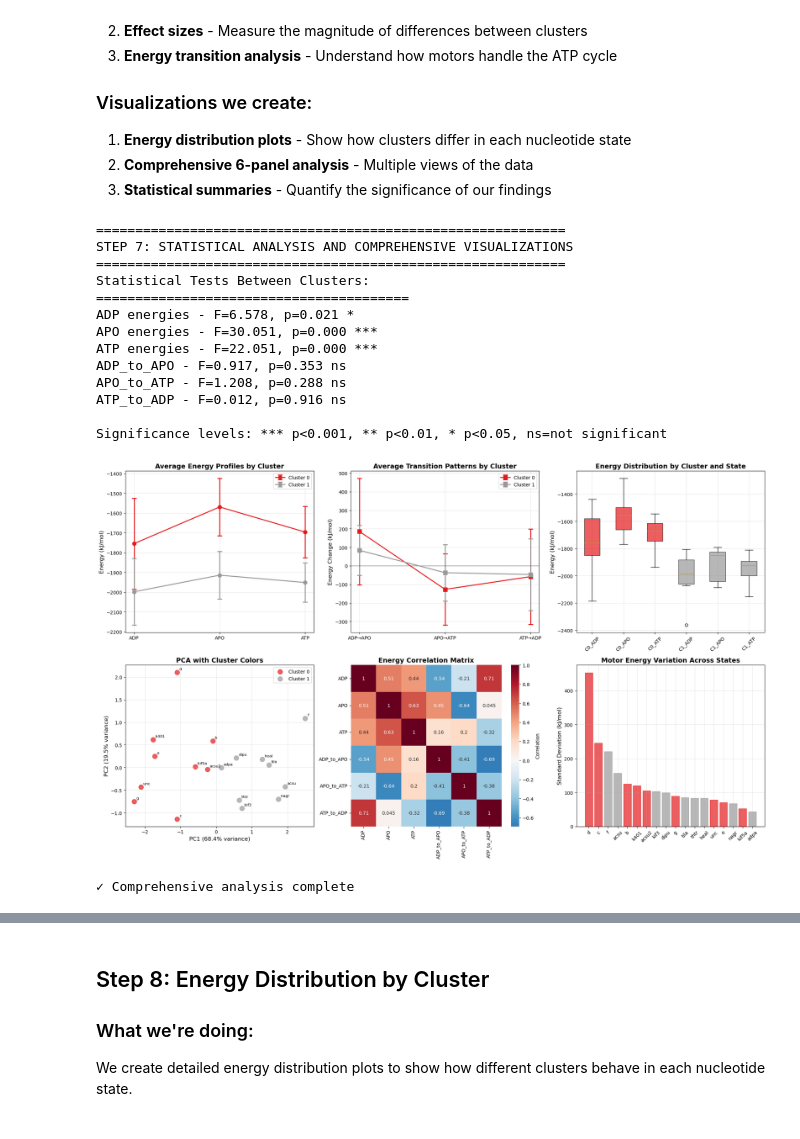
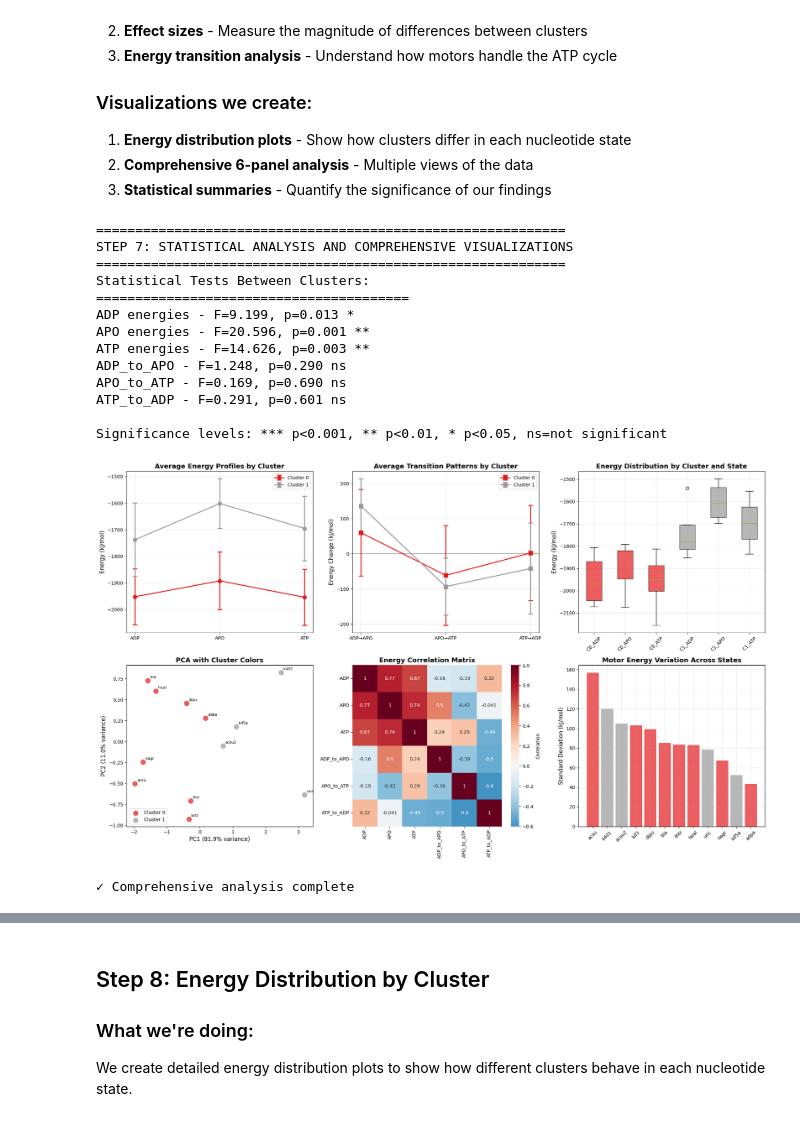
Before and after one commit to dalarios/activedrops, a Jupyter notebook: code/3d_structure/tutorial_energy_analysis.ipynb, the cells around one changed output, grey strips where cells are left out. Cells and saved outputs as stored; diff of their text form; code cells hidden in the pictures.

```diff
--- a/code/3d_structure/tutorial_energy_analysis.ipynb
+++ b/code/3d_structure/tutorial_energy_analysis.ipynb
@@ -62,9 +62,9 @@ print("STEP 1: DATA LOADING AND PREPROCESSING")
 print("="*60)
 
 # Load energy data
-df_ADP = pd.read_csv("../../../../Thomson Lab Dropbox/David Larios/activedrops/paper/Jiapei/MD_motors/interaction energy/ADP_energy_final.csv")
-df_APO = pd.read_csv("../../../../Thomson Lab Dropbox/David Larios/activedrops/paper/Jiapei/MD_motors/interaction energy/APO_energy_final.csv")
-df_ATP = pd.read_csv("../../../../Thomson Lab Dropbox/David Larios/activedrops/paper/Jiapei/MD_motors/interaction energy/ATP_energy_final.csv")
+df_ADP = pd.read_csv("../Jiapei/MD_motors/interaction energy/ADP_energy_final.csv")
+df_APO = pd.read_csv("../Jiapei/MD_motors/interaction energy/APO_energy_final.csv")
+df_ATP = pd.read_csv("../Jiapei/MD_motors/interaction energy/ATP_energy_final.csv")
 
 # Calculate mean energies from 25ns onwards (equilibrium values)
 mean_from_25ns_ADP = df_ADP[df_ADP[df_ADP.columns[0]] >= 25].mean()
@@ -78,6 +78,15 @@ energies = pd.DataFrame({
     'ATP': mean_from_25ns_ATP
 }).iloc[1:]  # Remove time column
 
+# Exclude 'b', 'c', 'd', 'e', 'f', 'g' from the energies DataFrame
+# excluded = ['acsu2', 'adpa', 'dipu', 'heal', 'kif5a', 'nagr', 'thtr', 'acsu', 'tila', 'unc']
+# excluded = ['b', 'c', 'd', 'e', 'f', 'g', 'k401', 'kif3']
+excluded = ['b', 'c', 'd', 'e', 'f', 'g',]
+
+# excluded = []
+
+energies = energies[~energies.index.isin(excluded)]
+
 # Standardize data for fair comparison
 scaler = StandardScaler()
 energies_scaled = pd.DataFrame(
@@ -379,7 +404,7 @@ print("="*60)
 
 # Perform final clustering
 kmeans_final = KMeans(n_clusters=optimal_k, random_state=42, n_init=10)
-cluster_labels = kmeans_final.fit_predict(energies_scaled)
+cluster_labels = kmeans_final.fit_predict(energies)
 
 # Create cluster assignments DataFrame
 cluster_assignments = pd.DataFrame({
@@ -706,7 +821,7 @@ axes[1,0].set_xlabel(f'PC1 ({explained_variance_ratio[0]:.1%} variance)', fontsi
 axes[1,0].set_ylabel(f'PC2 ({explained_variance_ratio[1]:.1%} variance)', fontsize=12)
 axes[1,0].set_title('PCA with Cluster Colors', fontsize=14, fontweight='bold')
 axes[1,0].legend()
-axes[1,0].grid(True, alpha=0.3)
+axes[1,0].grid(False)
 
 # Add motor labels
 for i, motor in enumerate(pca_df.index):
@@ -718,38 +833,38 @@ correlation_matrix = cluster_assignments[['ADP', 'APO', 'ATP', 'ADP_to_APO', 'AP
 sns.heatmap(correlation_matrix, annot=True, cmap='RdBu_r', center=0,
             ax=axes[1,1], cbar_kws={'label': 'Correlation'})
 axes[1,1].set_title('Energy Correlation Matrix', fontsize=14, fontweight='bold')
 
 # Plot 6: Motor ranking by energy variation
 energy_variation = energies[['ADP', 'APO', 'ATP']].std(axis=1).sort_values(ascending=False)
 bars = axes[1,2].bar(range(len(energy_variation)), energy_variation.values)
 axes[1,2].set_title('Motor Energy Variation Across States', fontsize=14, fontweight='bold')
 axes[1,2].set_ylabel('Standard Deviation (kJ/mol)', fontsize=12)
 axes[1,2].set_xticks(range(len(energy_variation)))
 axes[1,2].set_xticklabels(energy_variation.index, rotation=45)
 axes[1,2].grid(True, alpha=0.3)
 
 # Color bars by cluster
 for i, motor in enumerate(energy_variation.index):
     cluster_id = cluster_assignments[cluster_assignments['Motor'] == motor]['Cluster'].iloc[0]
     bars[i].set_color(colors[cluster_id])
     bars[i].set_alpha(0.7)
 
 plt.tight_layout()
 plt.show()
 print("✓ Comprehensive analysis complete")
 # %% [output]
 ============================================================
 STEP 7: STATISTICAL ANALYSIS AND COMPREHENSIVE VISUALIZATIONS
 ============================================================
 Statistical Tests Between Clusters:
 ========================================
-ADP energies - F=6.578, p=0.021 *
-APO energies - F=30.051, p=0.000 ***
-ATP energies - F=22.051, p=0.000 ***
-ADP_to_APO - F=0.917, p=0.353 ns
-APO_to_ATP - F=1.208, p=0.288 ns
-ATP_to_ADP - F=0.012, p=0.916 ns
+ADP energies - F=9.199, p=0.013 *
+APO energies - F=20.596, p=0.001 **
+ATP energies - F=14.626, p=0.003 **
+ADP_to_APO - F=1.248, p=0.290 ns
+APO_to_ATP - F=0.169, p=0.690 ns
+ATP_to_ADP - F=0.291, p=0.601 ns
 
 Significance levels: *** p<0.001, ** p<0.01, * p<0.05, ns=not significant
-[figure, old version]
+[figure, new version]
 ✓ Comprehensive analysis complete
```
Also changed, not shown: parts of 18 cells of this notebook, 20 other files.
